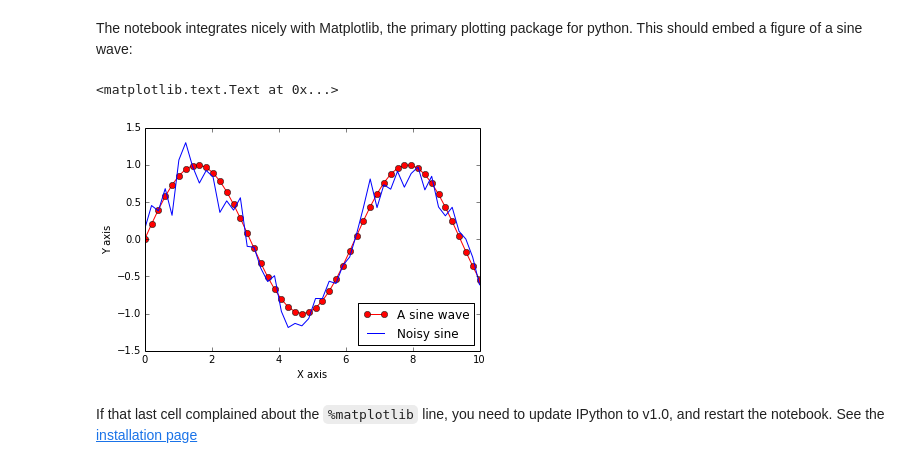
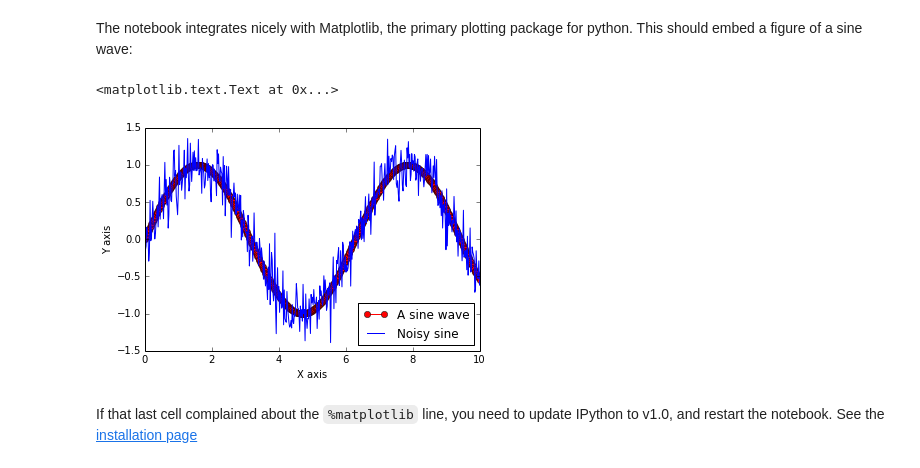
Before and after one commit to mdbrown/HarvardDataScience, a Jupyter notebook: HW0.ipynb, the cells around one changed output. Cells and saved outputs as stored; diff of their text form; code cells hidden in the pictures.

```diff
--- a/HW0.ipynb
+++ b/HW0.ipynb
@@ -132,21 +132,21 @@ The notebook integrates nicely with Matplotlib, the primary plotting package for
 # %%
 #this line prepares IPython for working with matplotlib
 %matplotlib inline
 
 # this actually imports matplotlib
 import matplotlib.pyplot as plt
 
-x = np.linspace(0, 10, 50)  #array of 30 points from 0 to 10
+x = np.linspace(0, 10, 500)  #array of 30 points from 0 to 10
 y = np.sin(x)
-z = y + np.random.normal(size=50) * .2
+z = y + np.random.normal(size=500) * .2
 plt.plot(x, y, 'ro-', label='A sine wave')
 plt.plot(x, z, 'b-', label='Noisy sine')
 plt.legend(loc = 'lower right')
 plt.xlabel("X axis")
 plt.ylabel("Y axis")
 # %% [output]
 <matplotlib.text.Text at 0x...>
-[figure, old version]
+[figure, new version]
 # %% [markdown]
 If that last cell complained about the `%matplotlib` line, you need to update IPython to v1.0, and restart the notebook. See the [installation page](https://github.com/cs109/content/wiki/Installing-Python)
 # %% [markdown]
```
Also changed, not shown: parts of 6 cells of this notebook, 5 other files.
